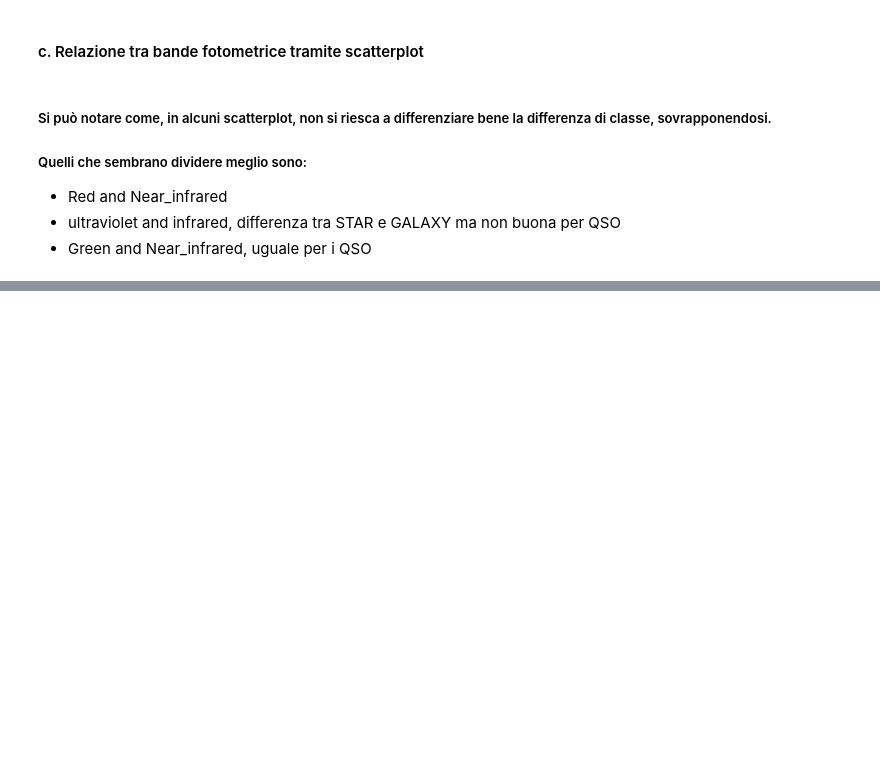
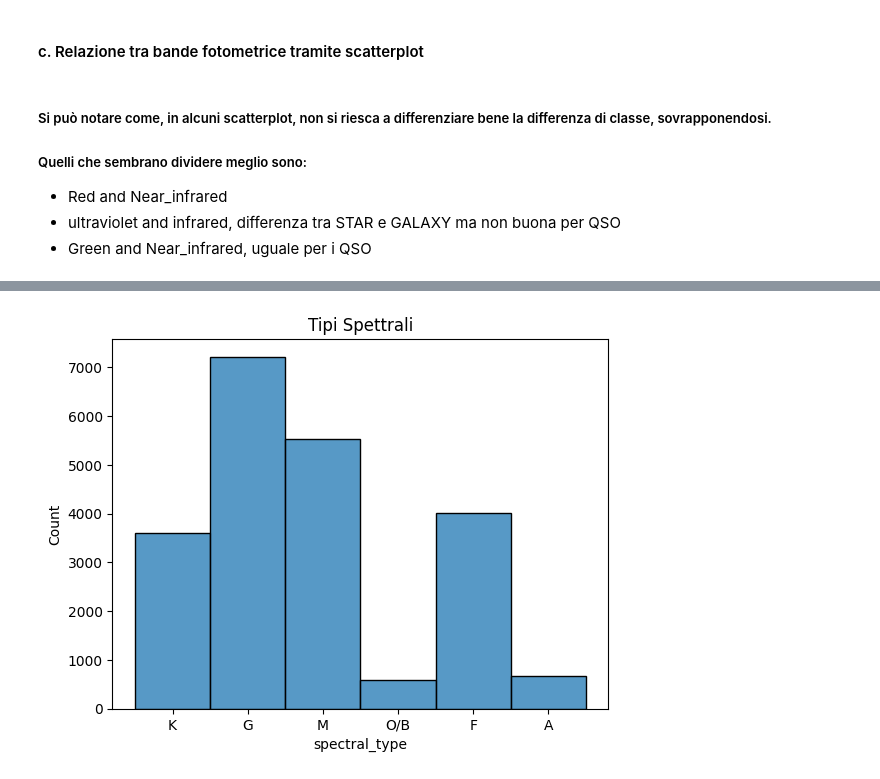
Before and after one commit to FabianCalangiu/Astronomical-Objects-Analysis, a Jupyter notebook: notebooks/explorative_analysis.ipynb, the cells around one changed output, grey strips where cells are left out. Saved outputs shown, nothing was run; the diff lists cells and outputs as text; code cells hidden in the pictures; blank space fills up the shorter version.

```diff
--- a/notebooks/explorative_analysis.ipynb
+++ b/notebooks/explorative_analysis.ipynb
@@ -108,0 +212,16 @@ plt.show()
+# %%
+def spectral_type_from_gr(g_r):
+    if g_r < -0.2:
+        return "O/B"
+    elif g_r < 0.0:
+        return "A"
+    elif g_r < 0.3:
+        return "F"
+    elif g_r < 0.6:
+        return "G"
+    elif g_r < 1.0:
+        return "K"
+    else:
+        return "M"
+
+stars["spectral_type"] = stars["g_r"].apply(spectral_type_from_gr)
@@ -108,0 +237,8 @@ plt.show()
+# %%
+labels = ["K", "G", "M", "O/B", "F","A"]
+
+sns.histplot(x=stars["spectral_type"], bins=20)
+plt.title("Tipi Spettrali")
+plt.show()
+# %% [output]
+[figure, added]
```
Also changed, not shown: parts of 21 cells of this notebook.
